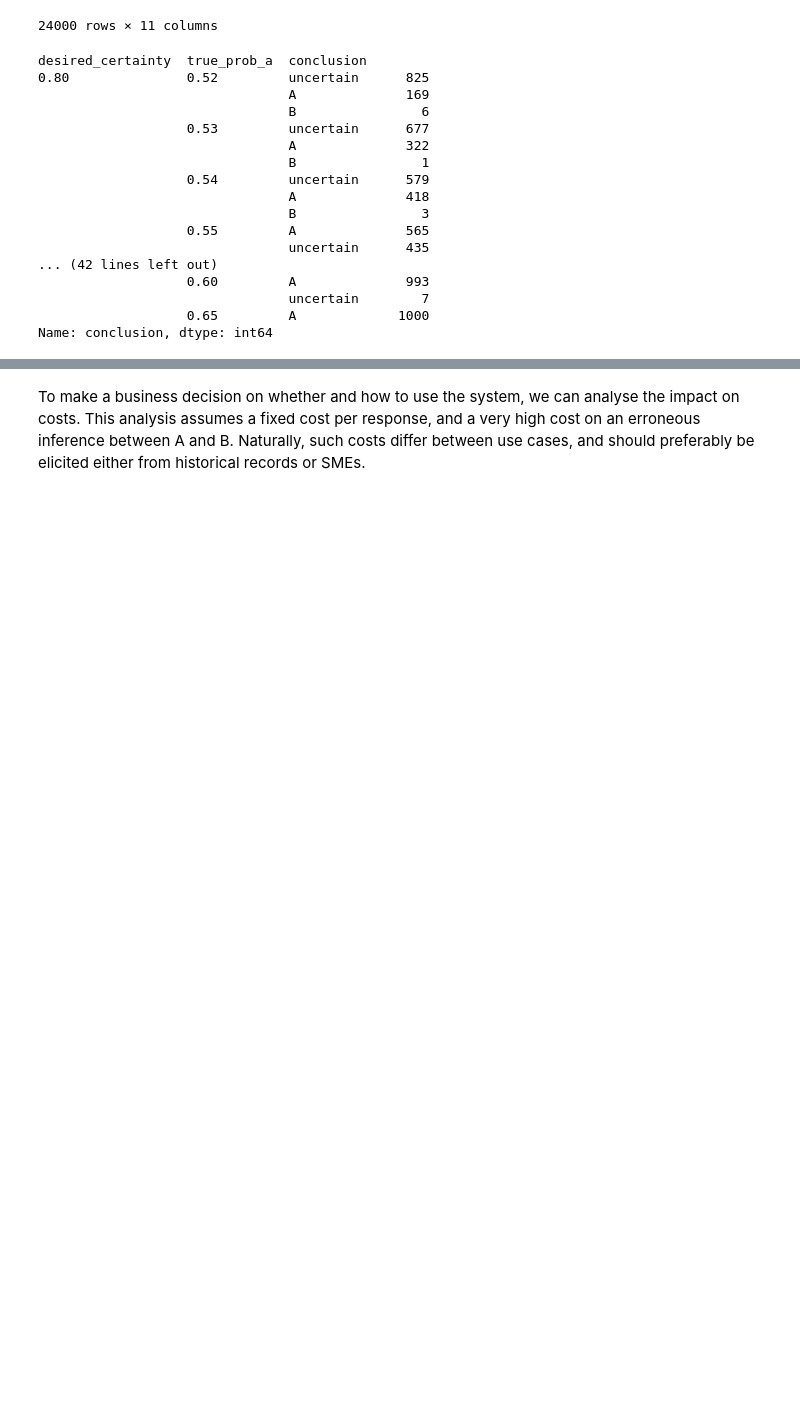
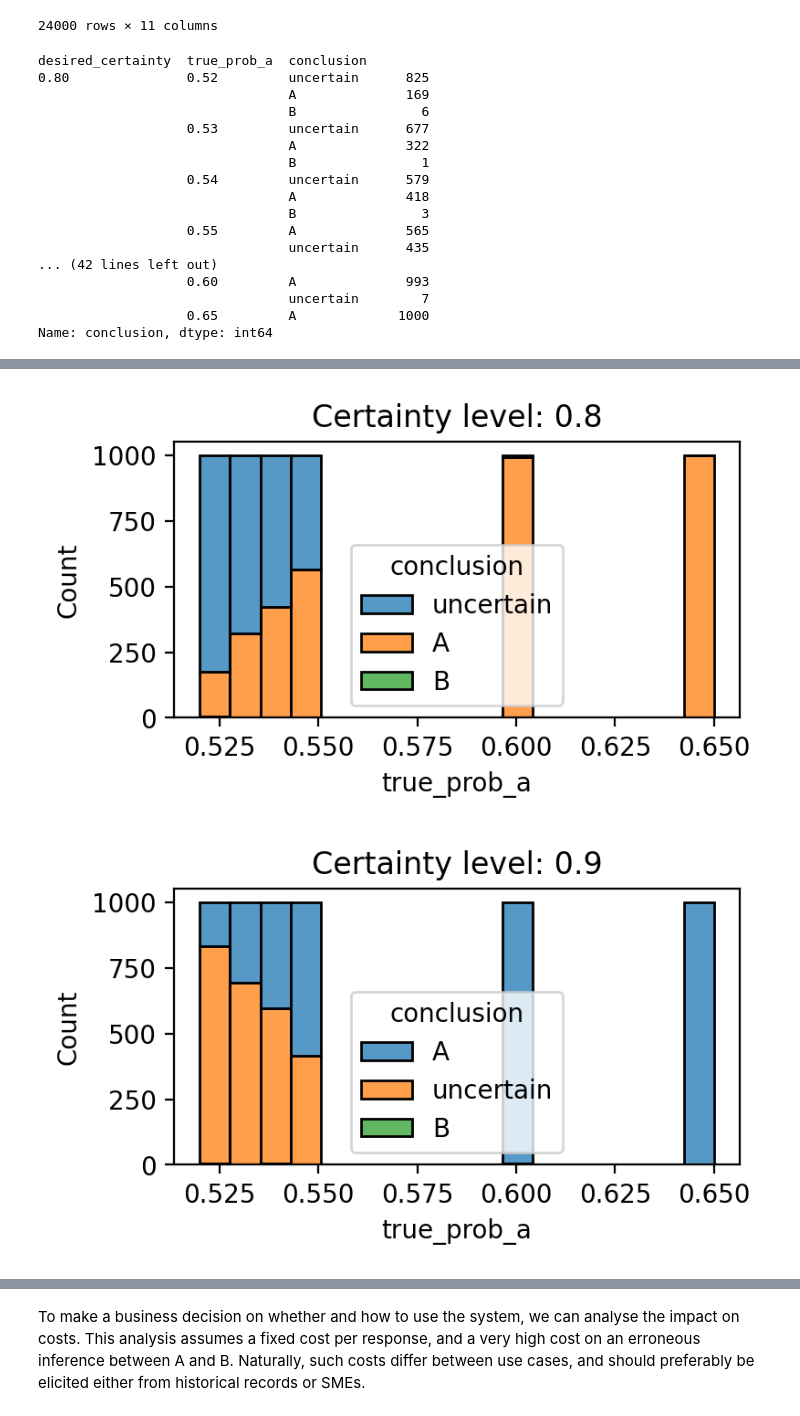
Before and after one commit to tjpajala/bayes_ab_sim, a Jupyter notebook: notebooks/bayesian_simulation.ipynb, the cells around one changed output, grey strips where cells are left out. Drawn from its saved outputs; the diff is of its cells as text; code cells hidden in the pictures; blank space fills up the shorter version.

```diff
--- a/notebooks/bayesian_simulation.ipynb
+++ b/notebooks/bayesian_simulation.ipynb
@@ -306,12 +321,11 @@ def run_single_exp(prob, cert, experiment_no, print_graphs, print_progress):
     cutoff_n = res.loc[(res.ended==True).idxmax(),"n"]
 
     if print_graphs:
-        display(single_res.hvplot.line(x="n",
-            y=["hpdi_lower","hpdi_upper","true_prob_a"]) * \
-            hv.HLine(0.5).opts(
-            opts.HLine(color='blue', line_width=1, line_dash="dashed")) * \
-            hv.VLine(cutoff_n).opts(
-            opts.VLine(color="red", line_width=0.8, line_dash="dashed")))
+        d = pd.melt(res, id_vars=["n"], value_vars=["hpdi_lower","hpdi_upper","true_prob_a"])
+        fig = sns.lineplot(data=d, x="n",y="value", hue="variable")
+        plt.axhline(0.5,linestyle='--', color="blue")
+        plt.axvline(cutoff_n, linestyle="--", color="red")
+        plt.show()
     return single_res
 
 def sim_many_experiments(n_exp: int, true_probs_a: List[float],
@@ -411,0 +422,16 @@ cutoff_results[cutoff_results.conclusion!="uncertain"].hvplot(x="true_prob_a", y
+# %%
+from matplotlib import rcParams
+rcParams['figure.figsize'] = 4,2
+for cert in sorted(cutoff_results.desired_certainty.unique()):
+
+    d = cutoff_results[cutoff_results.desired_certainty == cert].\
+        loc[:,["true_prob_a","conclusion"]]
+        #   id_vars=["true_prob_a"], value_vars=["A","B","uncertain"]).fillna(0)
+    #display(d)
+
+    sns.histplot(data=d, x="true_prob_a",hue="conclusion",multiple="stack")
+    plt.title("Certainty level: {}".format(cert))
+    plt.show()
+# %% [output]
+[figure, added]
+[figure, added]
```
Also changed, not shown: parts of 13 cells of this notebook.
